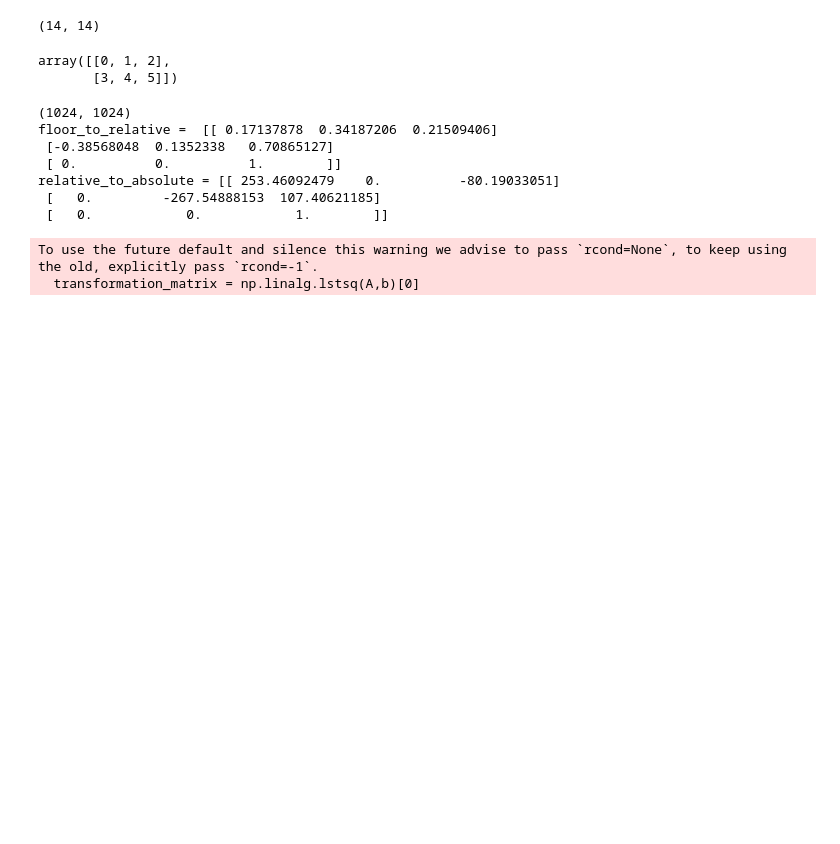
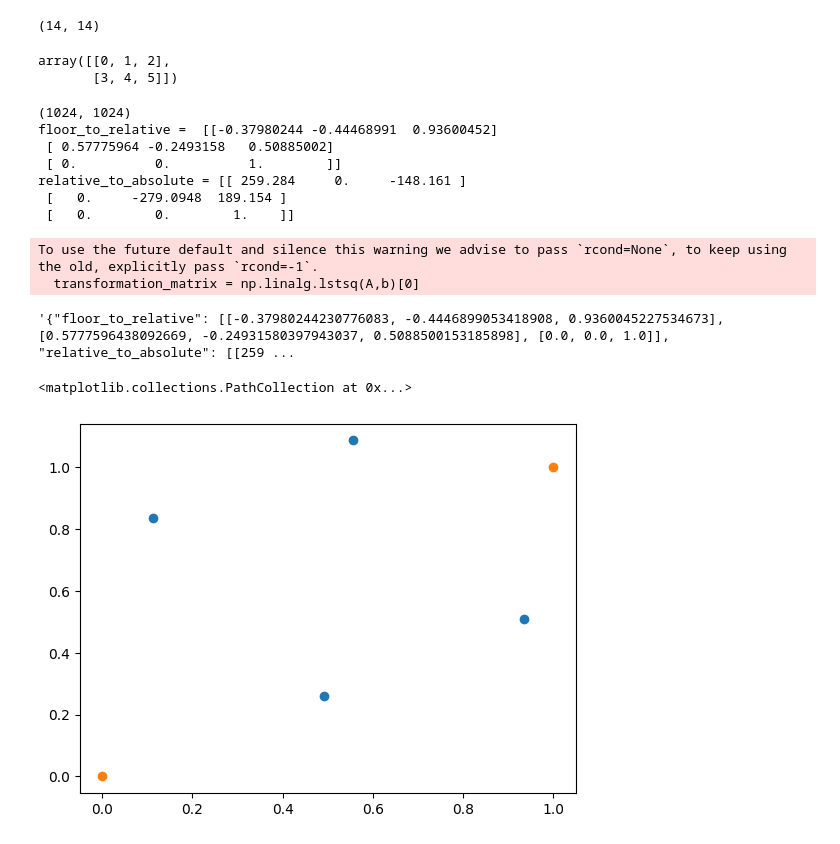
Before and after one commit to CompilerLuke/eth_localization_server, a Jupyter notebook: floor_plan_segmentation/notebooks/floor_segmentation.ipynb, the cells around one changed output. Cells and saved outputs as stored; diff of their text form; code cells hidden in the pictures; blank space fills up the shorter version.

```diff
--- a/floor_plan_segmentation/notebooks/floor_segmentation.ipynb
+++ b/floor_plan_segmentation/notebooks/floor_segmentation.ipynb
@@ -147,28 +162,56 @@ def compute_linear_transformation(source_points, destination_points):
 # %%
 print((height,width))
 
-floor_to_rel = compute_linear_transformation(np.array(floor_plan_points) / [width,height],
-                              np.array(point_cloud_points) / [width,height])
+floor_to_rel = compute_linear_transformation(np.array(floor_plan_points)/[width,height],
+                              np.array(point_cloud_points)/[width,height])
 
-
-aabb_min = np.array([-80.19033051, -160.14266968, -14.49797497])
-aabb_max = np.array([173.27059428, 107.40621185, 46.93898773])
+aabb_min = np.array([
+    -148.161,
+    -89.9408,
+    -9.21643
+])
+aabb_max = np.array([
+    111.123,
+    189.154,
+    58.9182
+])
 
 rel_to_abs = np.array([
     [aabb_max[0]-aabb_min[0], 0,                        aabb_min[0]],
-    [0                      ,  aabb_min[1]-aabb_max[1], aabb_max[1]], # y-flipped, since in image up is 0
+    [0                      ,  -(aabb_max[1]-aabb_min[1]), aabb_max[1]], # y-flipped, since in image up is 0
     [0,0,1]
 ])
 
 print("floor_to_relative = ", floor_to_rel)
 print("relative_to_absolute =", rel_to_abs)
+
+
+json.dumps({
+    "floor_to_relative": floor_to_rel.tolist(),
+    "relative_to_absolute": rel_to_abs.tolist()
+})
 # %% [output]
 (1024, 1024)
-floor_to_relative =  [[ 0.17137878  0.34187206  0.21509406]
- [-0.38568048  0.1352338   0.70865127]
+floor_to_relative =  [[-0.37980244 -0.44468991  0.93600452]
+ [ 0.57775964 -0.2493158   0.50885002]
  [ 0.          0.          1.        ]]
-relative_to_absolute = [[ 253.46092479    0.          -80.19033051]
- [   0.         -267.54888153  107.40621185]
- [   0.            0.            1.        ]]
+relative_to_absolute = [[ 259.284     0.     -148.161 ]
+ [   0.     -279.0948  189.154 ]
+ [   0.        0.        1.    ]]
 To use the future default and silence this warning we advise to pass `rcond=None`, to keep using the old, explicitly pass `rcond=-1`.
   transformation_matrix = np.linalg.lstsq(A,b)[0]
+'{"floor_to_relative": [[-0.37980244230776083, -0.4446899053418908, 0.9360045227534673], [0.5777596438092669, -0.24931580397943037, 0.5088500153185898], [0.0, 0.0, 1.0]], "relative_to_absolute": [[259 ...
+# %%
+x00 = floor_to_rel @ np.array([0,0,1])
+x01 = floor_to_rel @ np.array([0,1,1])
+x10 = floor_to_rel @ np.array([1,0,1])
+x11 = floor_to_rel @ np.array([1,1,1])
+
+x = np.stack([x00,x01,x10,x11])
+x1 = np.array([[0,0,1], [1,1,1]])
+
+plt.scatter(x[:,0], x[:,1])
+plt.scatter(x1[:,0], x1[:,1])
+# %% [output]
+<matplotlib.collections.PathCollection at 0x...>
+[figure, added]
```
Also changed, not shown: parts of 14 cells of this notebook, 27 other files.
